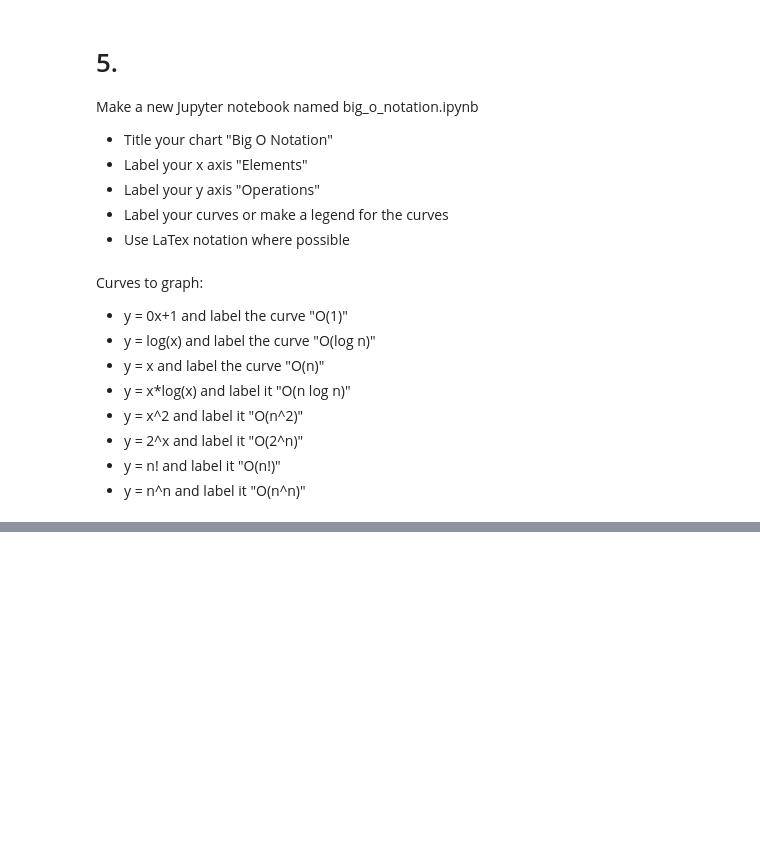
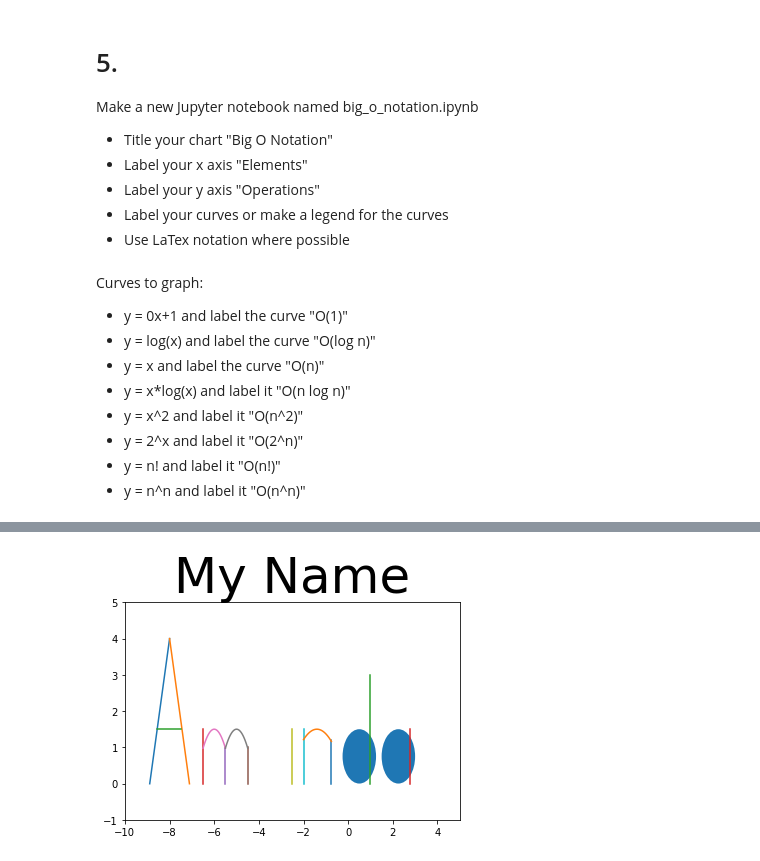
Before and after one commit to o0amandagomez0o/numpy-pandas-visualization-exercises, a Jupyter notebook: big_o_notation.ipynb, the cells around one changed output, grey strips where cells are left out. Saved outputs shown, nothing was run; the diff lists cells and outputs as text; code cells hidden in the pictures; blank space fills up the shorter version.

```diff
--- a/big_o_notation.ipynb
+++ b/big_o_notation.ipynb
@@ -68,0 +77,84 @@ plt.legend(fontsize = 25)
+# %%
+x1 = [x for x in np.linspace(-8.89,-8)]
+x2 = [x for x in np.linspace(-8,-7.11)]
+x3 = [x for x in np.linspace(-8.56,-7.49)]
+x4 = [-6.5 for y in np.linspace(0,1.5)]
+x5 = [-5.5 for y in np.linspace(0,1)]
+x6 = [-4.5 for y in np.linspace(0,1)]
+x7 = [x for x in np.linspace(-6.5,-5.5)]
+x8 = [x for x in np.linspace(-5.5,-4.5)]
+#x9 = [x for x in np.linspace(-4.9,-2.5)]
+x9 = [-2.5 for y in np.linspace(0,1.5)]
+x10 = [-2 for y in np.linspace(0,1.5)]
+x11 = [-0.75 for y in np.linspace(0,1.2)]
+x12 = [x for x in np.linspace(-2,-0.75)]
+x13 = [1 for y in np.linspace(0,3)]
+x14 = [2.75 for y in np.linspace(0,1.5)]
+#x = np.linspace(-1.0, 1.0, 100)
+
+
+y1 = [4.5*x + 40 for x in np.linspace(-8.89,-8)]
+y2 = [-4.5*x - 32 for x in np.linspace(-8,-7.11)]
+y3 = [1.5 for x in np.linspace(-8.56,-7.49)]
+y4 = [y for y in np.linspace(0,1.5)]
+y5 = [y for y in np.linspace(0,1)]
+y6 = [y for y in np.linspace(0,1)]
+y7 = [-2.1 * (math.pow((x+6),2)) + 1.5 for x in np.linspace(-6.5,-5.5)]
+y8 = [-2.1 * (math.pow((x+5),2)) + 1.5 for x in np.linspace(-5.5,-4.5)]
+#y9 = [math.pow(((math.pow(.75,2))-(math.pow((x+3.1),2))), 0.5) + 0.75 for x in np.linspace(-4.9,-2.5)]
+y11 = [y for y in np.linspace(0,1.2)]
+y12 = [-0.8 * (math.pow((x+1.4),2)) + 1.5 for x in np.linspace(-2,-0.75)]
+y13 = [y for y in np.linspace(0,3)]
+#y = np.linspace(-1.0, 1.0, 100)
+
+plt.plot(x1, y1, label = 'A(1)')
+plt.plot(x2, y2, label = 'A(2)')
+plt.plot(x3, y3, label = 'A(3)')
+plt.plot(x4, y4, label = 'm(1)')
+plt.plot(x5, y5, label = 'm(2)')
+plt.plot(x6, y5, label = 'm(3)')
+plt.plot(x7, y7, label = 'm(4)')
+plt.plot(x8, y8, label = 'm(5)')
+plt.plot(x9, y4, label = 'a(1)')
+plt.plot(x10, y4, label = 'n(1)')
+plt.plot(x11, y11, label = 'n(2)')
+plt.plot(x12, y12, label = 'n(3)')
+plt.plot(x13, y13, label = 'd(1)')
+plt.plot(x14, y4, label = 'a(-1)')
+
+circle1 = plt.Circle((-3.1, 0.75), 0.75)
+plt.gca().add_patch(circle1)
+
+circle1 = plt.Circle((0.5, 0.75), 0.75)
+plt.gca().add_patch(circle1)
+
+circle1 = plt.Circle((2.25, 0.75), 0.75)
+plt.gca().add_patch(circle1)
+
+#F = (X+3.1)**2 + (Y-.75)**2 - 0.75
+#
+##fig = plt.gcf()
+##ax = fig.gca()
+#
+#plt.contour(X,Y,F,[0])
+#
+#plt.set_aspect(1)
+
+
+
+plt.title('My Name', fontsize = 50)
+
+plt.xlim(-10,5)
+plt.ylim(-1,5)
+
+#plt.legend(fontsize = 10)
+
+#def trial():
+#    penup()
+#    setposition(3,0)
+#    pensize(3)
+#    circle(.75,190)
+#print(trial)
+#
+#trial
+# %% [output]
@@ -68,0 +162 @@ plt.legend(fontsize = 25)
+[figure, added]
```
Also changed, not shown: parts of 2 cells of this notebook, 1 other file.
